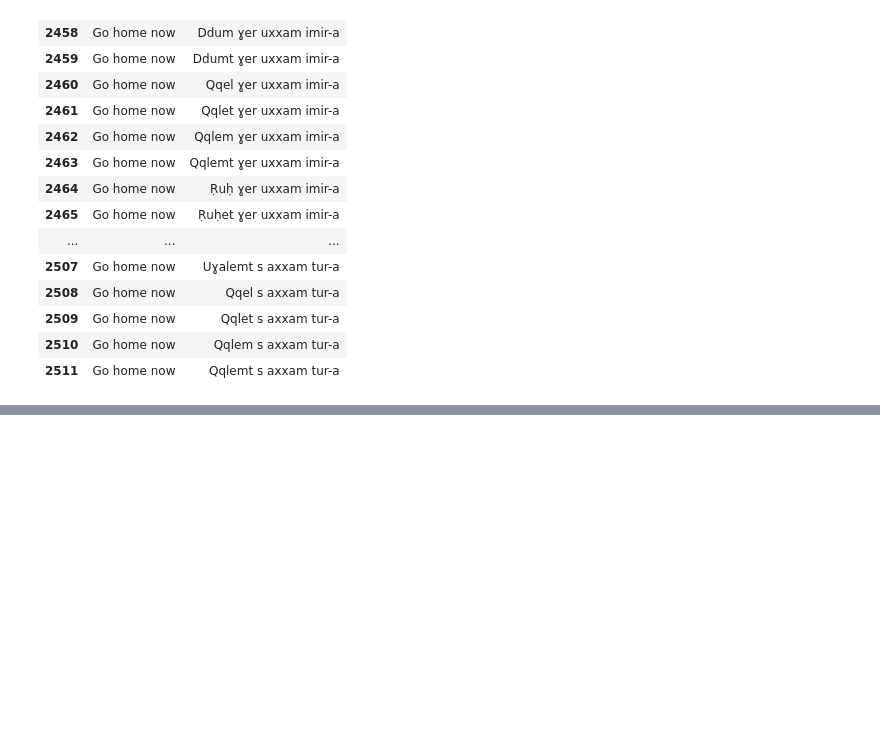
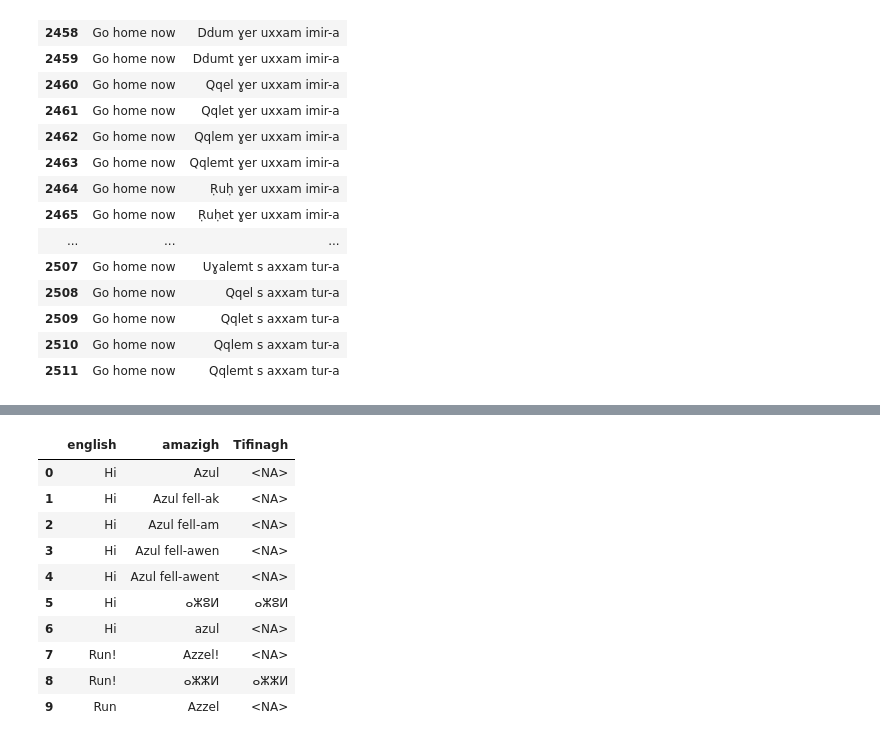
Before and after one commit to rumihoney/amazigh-english-corpus-analysis, a Jupyter notebook: cleaning_data.ipynb, the cells around one changed output, grey strips where cells are left out. Saved outputs shown, nothing was run; the diff lists cells and outputs as text; code cells hidden in the pictures; blank space fills up the shorter version.

Commit message:
adding Tifinagh script column

```diff
--- a/cleaning_data.ipynb
+++ b/cleaning_data.ipynb
@@ -219,0 +222,3 @@ df[df["english"] == "Go home now"][["english", "amazigh"]]
+# %%
+df['Tifinagh'] = pd.NA
+df.head()
@@ -219,0 +232,18 @@ df[df["english"] == "Go home now"][["english", "amazigh"]]
+# %%
+# detect Tifinagh characters : Unicode 2D30 - 2D7F
+tifinagh = df['amazigh'].str.contains(r'[\u2D30-\u2D7F]', regex=True)
+# %%
+df.loc[tifinagh, 'Tifinagh'] = df.loc[tifinagh, 'amazigh']
+df[:10]
+# %% [output]
+|  | english | amazigh | Tifinagh |
+| 0 | Hi | Azul | <NA> |
+| 1 | Hi | Azul fell-ak | <NA> |
+| 2 | Hi | Azul fell-am | <NA> |
+| 3 | Hi | Azul fell-awen | <NA> |
+| 4 | Hi | Azul fell-awent | <NA> |
+| 5 | Hi | ⴰⵣⵓⵍ | ⴰⵣⵓⵍ |
+| 6 | Hi | azul | <NA> |
+| 7 | Run! | Azzel! | <NA> |
+| 8 | Run! | ⴰⵣⵣⵍ | ⴰⵣⵣⵍ |
+| 9 | Run | Azzel | <NA> |
```
Also changed, not shown: parts of 3 cells of this notebook.
